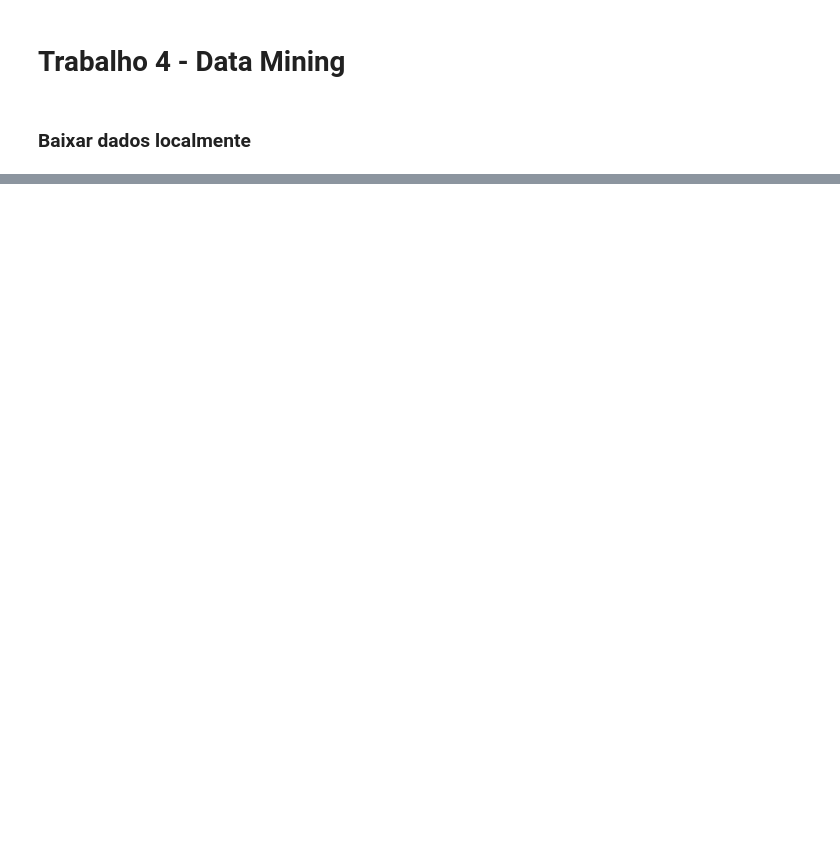
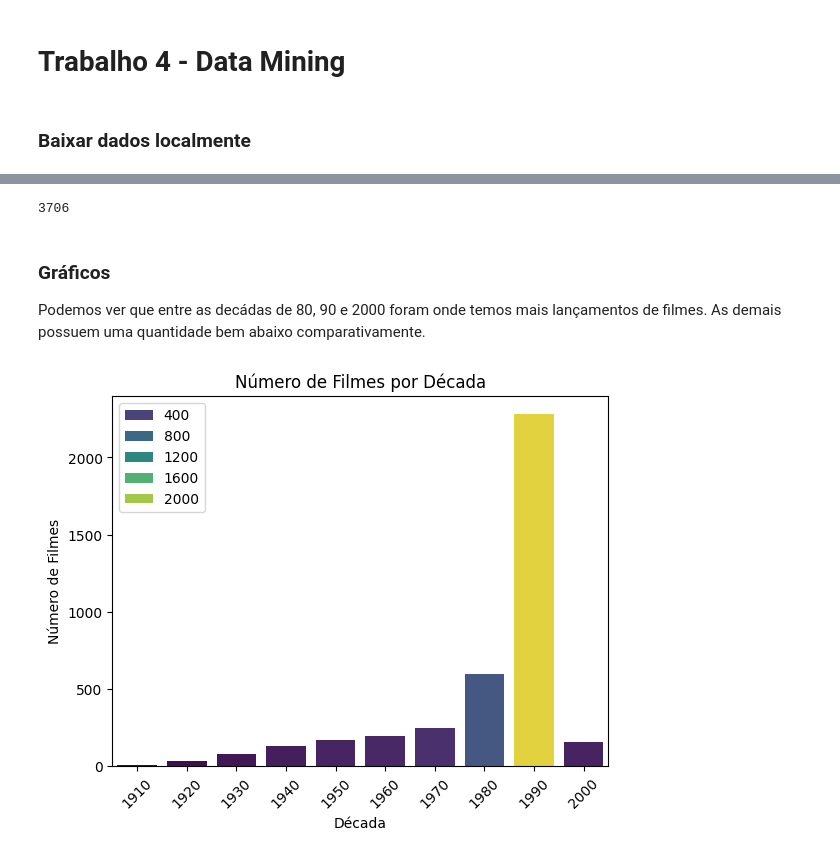
Before and after one commit to casalecchi/data-mining, a Jupyter notebook: movie.ipynb, the cells around one changed output, grey strips where cells are left out. Drawn from its saved outputs; the diff is of its cells as text; code cells hidden in the pictures; blank space fills up the shorter version.

Commit message:
data analysis and chart creation

```diff
--- a/movie.ipynb
+++ b/movie.ipynb
@@ -30,0 +56,4 @@ movies = pd.read_csv(movies_file, sep='::', header=None, names=movies_columns, e
+# %%
+movies['Year'] = movies['Title'].str.extract(r'\((\d{4})\)')
+movies['Year'] = movies['Year'].astype(int)
+movies['Title'] = movies['Title'].str.replace(r'\s*\(\d{4}\)', '', regex=True)
@@ -30,0 +92,20 @@ movies = pd.read_csv(movies_file, sep='::', header=None, names=movies_columns, e
+# %%
+ratings.MovieID.nunique()
+# %% [output]
+3706
+# %% [markdown]
+### Gráficos
+
+Podemos ver que entre as decádas de 80, 90 e 2000 foram onde temos mais lançamentos de filmes. As demais possuem uma quantidade bem abaixo comparativamente.
+# %%
+movies['Decade'] = (movies['Year'] // 10) * 10
+movies_per_decade = movies['Decade'].value_counts().sort_index()
+
+sns.barplot(x=movies_per_decade.index, y=movies_per_decade.values, hue=movies_per_decade.values, palette="viridis")
+plt.title('Número de Filmes por Década')
+plt.xlabel('Década')
+plt.ylabel('Número de Filmes')
+plt.xticks(rotation=45)
+plt.show()
+# %% [output]
+[figure, added]
```
Also changed, not shown: parts of 17 cells of this notebook.
